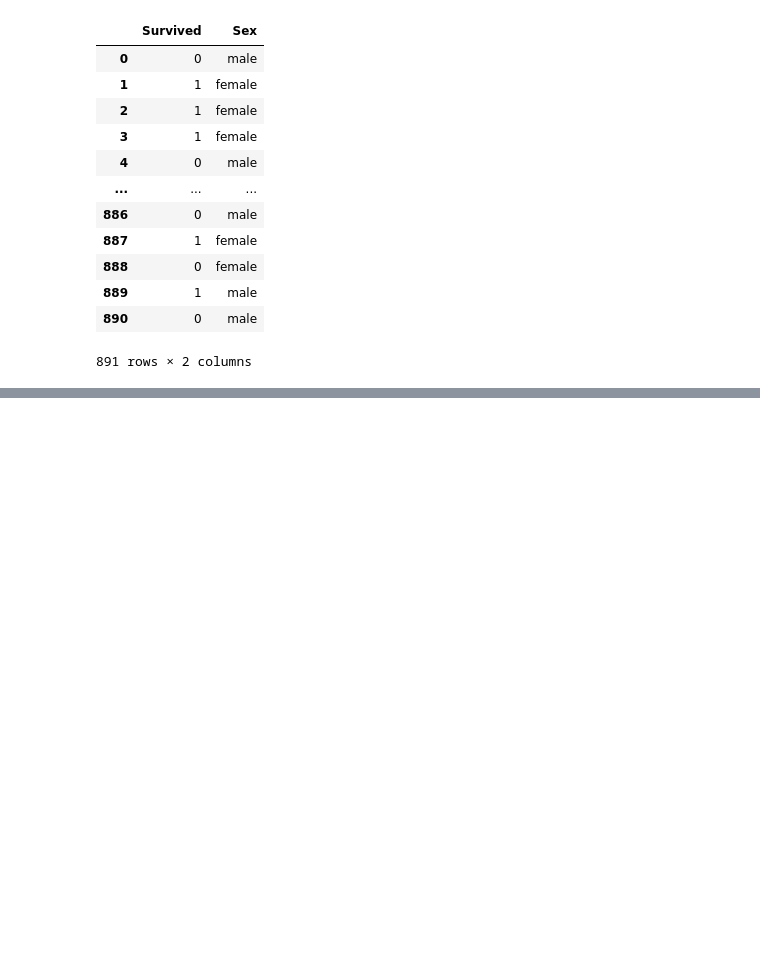
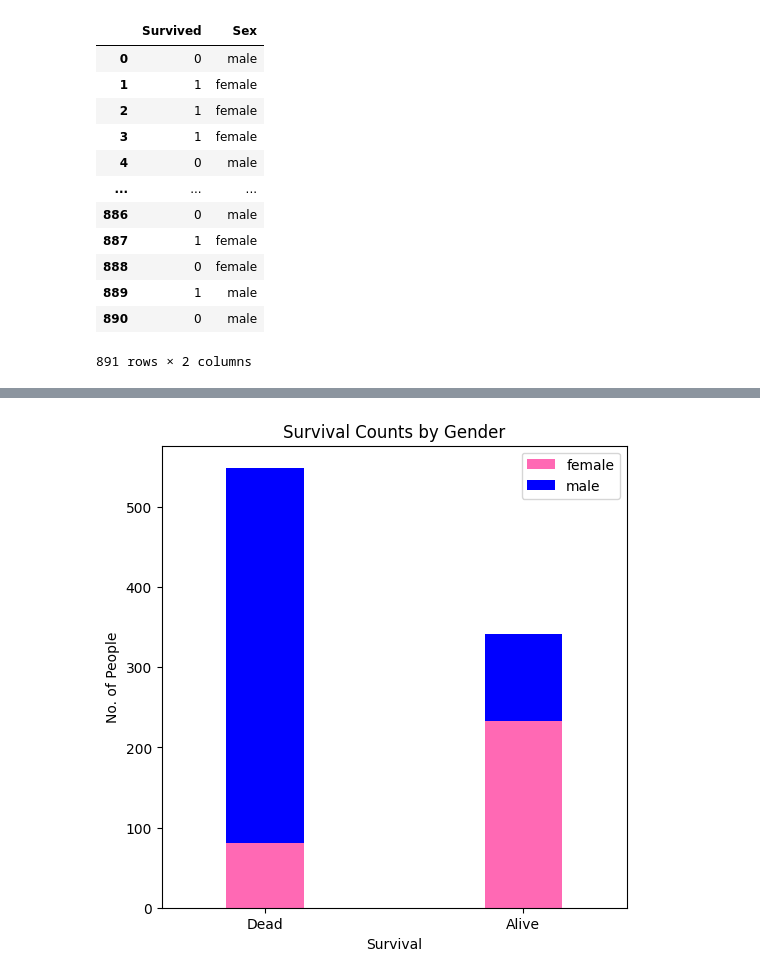
Before and after one commit to hussain00/PDS-Project, a Jupyter notebook: Project_1.ipynb, the cells around one changed output, grey strips where cells are left out. Saved outputs shown, nothing was run; the diff lists cells and outputs as text; code cells hidden in the pictures; blank space fills up the shorter version.

```diff
--- a/Project_1.ipynb
+++ b/Project_1.ipynb
@@ -85,0 +94,13 @@ import matplotlib.pyplot as plt
+# %%
+import matplotlib.pyplot as plt
+
+f_data.plot(kind='bar', stacked=True, color=['hotpink', 'blue'], width=0.3, figsize=(6,6))
+plt
+plt.xlabel('Survival')
+plt.ylabel('No. of People')
+plt.title('Survival Counts by Gender')
+plt.xticks(ticks =[0,1], labels=['Dead', 'Alive'], rotation=0)
+plt.legend()
+plt.show()
+# %% [output]
+[figure, added]
```
Also changed, not shown: parts of 19 cells of this notebook.
